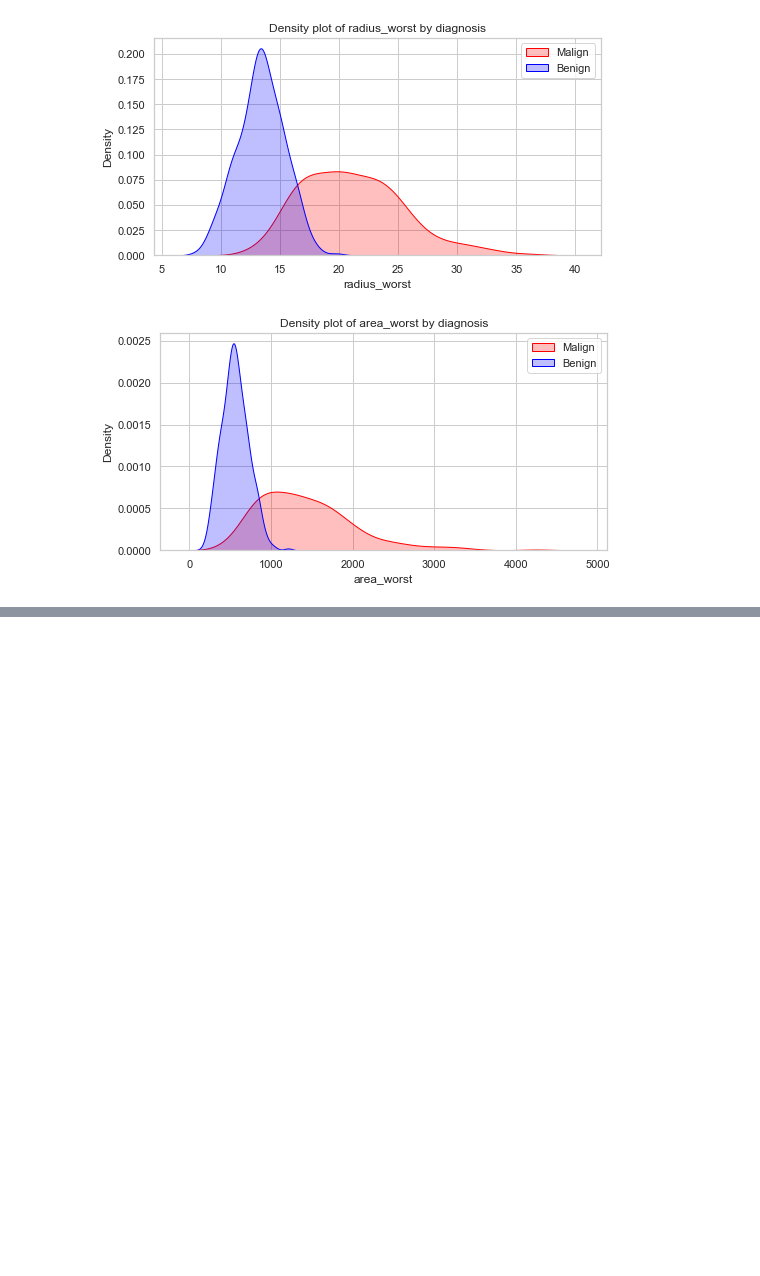
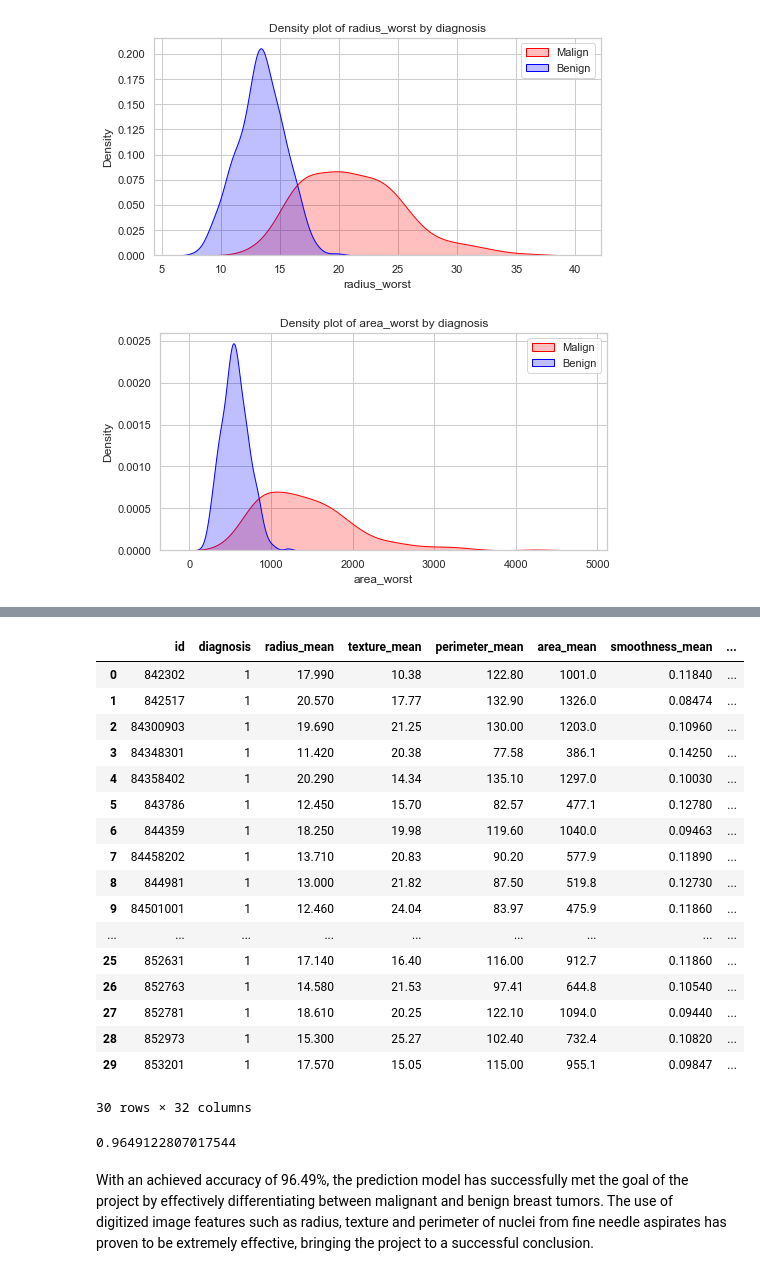
Before and after one commit to TC851/Data-Science-Breast-Cancer-Diagnostic, a Jupyter notebook: Breast cancer Diagnostic.ipynb, the cells around one changed output, grey strips where cells are left out. Cells and saved outputs as stored; diff of their text form; code cells hidden in the pictures; blank space fills up the shorter version.

```diff
--- a/Breast cancer Diagnostic.ipynb
+++ b/Breast cancer Diagnostic.ipynb
@@ -152,0 +176,23 @@ for feature in selected_features:
+# %%
+data_df['diagnosis'] = data_df['diagnosis'].map({'M': 1, 'B': 0})
+
+data_df.head(30)
+# %% [output]
+|  | id | diagnosis | radius_mean | texture_mean | perimeter_mean | area_mean | smoothness_mean | ... |
+| 0 | 842302 | 1 | 17.990 | 10.38 | 122.80 | 1001.0 | 0.11840 | ... |
+| 1 | 842517 | 1 | 20.570 | 17.77 | 132.90 | 1326.0 | 0.08474 | ... |
+| 2 | 84300903 | 1 | 19.690 | 21.25 | 130.00 | 1203.0 | 0.10960 | ... |
+| 3 | 84348301 | 1 | 11.420 | 20.38 | 77.58 | 386.1 | 0.14250 | ... |
+| 4 | 84358402 | 1 | 20.290 | 14.34 | 135.10 | 1297.0 | 0.10030 | ... |
+| 5 | 843786 | 1 | 12.450 | 15.70 | 82.57 | 477.1 | 0.12780 | ... |
+| 6 | 844359 | 1 | 18.250 | 19.98 | 119.60 | 1040.0 | 0.09463 | ... |
+| 7 | 84458202 | 1 | 13.710 | 20.83 | 90.20 | 577.9 | 0.11890 | ... |
+| 8 | 844981 | 1 | 13.000 | 21.82 | 87.50 | 519.8 | 0.12730 | ... |
+| 9 | 84501001 | 1 | 12.460 | 24.04 | 83.97 | 475.9 | 0.11860 | ... |
+| ... | ... | ... | ... | ... | ... | ... | ... | ... |
+| 25 | 852631 | 1 | 17.140 | 16.40 | 116.00 | 912.7 | 0.11860 | ... |
+| 26 | 852763 | 1 | 14.580 | 21.53 | 97.41 | 644.8 | 0.10540 | ... |
+| 27 | 852781 | 1 | 18.610 | 20.25 | 122.10 | 1094.0 | 0.09440 | ... |
+| 28 | 852973 | 1 | 15.300 | 25.27 | 102.40 | 732.4 | 0.10820 | ... |
+| 29 | 853201 | 1 | 17.570 | 15.05 | 115.00 | 955.1 | 0.09847 | ... |
+30 rows × 32 columns
@@ -152,0 +206,12 @@ for feature in selected_features:
+# %%
+from sklearn.ensemble import RandomForestClassifier
+rf_model = RandomForestClassifier(n_estimators=100, random_state=42)
+
+rf_model.fit(X_train, y_train)
+
+accuracy = rf_model.score(X_test, y_test)
+accuracy
+# %% [output]
+0.9649122807017544
+# %% [markdown]
+With an achieved accuracy of 96.49%, the prediction model has successfully met the goal of the project by effectively differentiating between malignant and benign breast tumors. The use of digitized image features such as radius, texture and perimeter of nuclei from fine needle aspirates has proven to be extremely effective, bringing the project to a successful conclusion.
```
Also changed, not shown: parts of 2 cells of this notebook.
